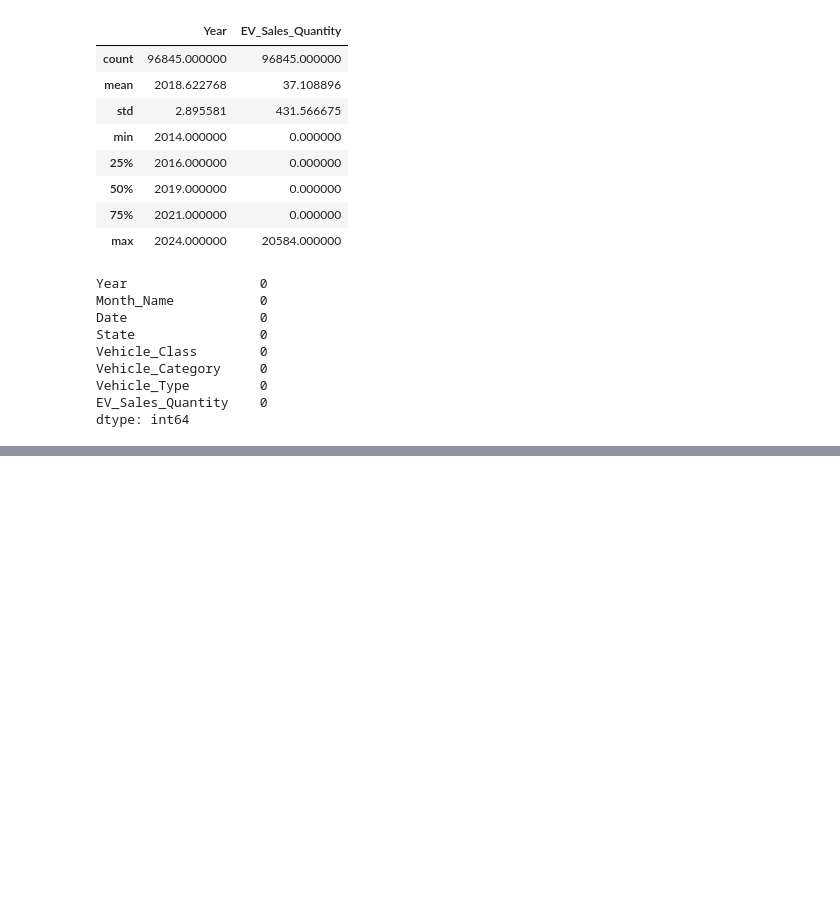
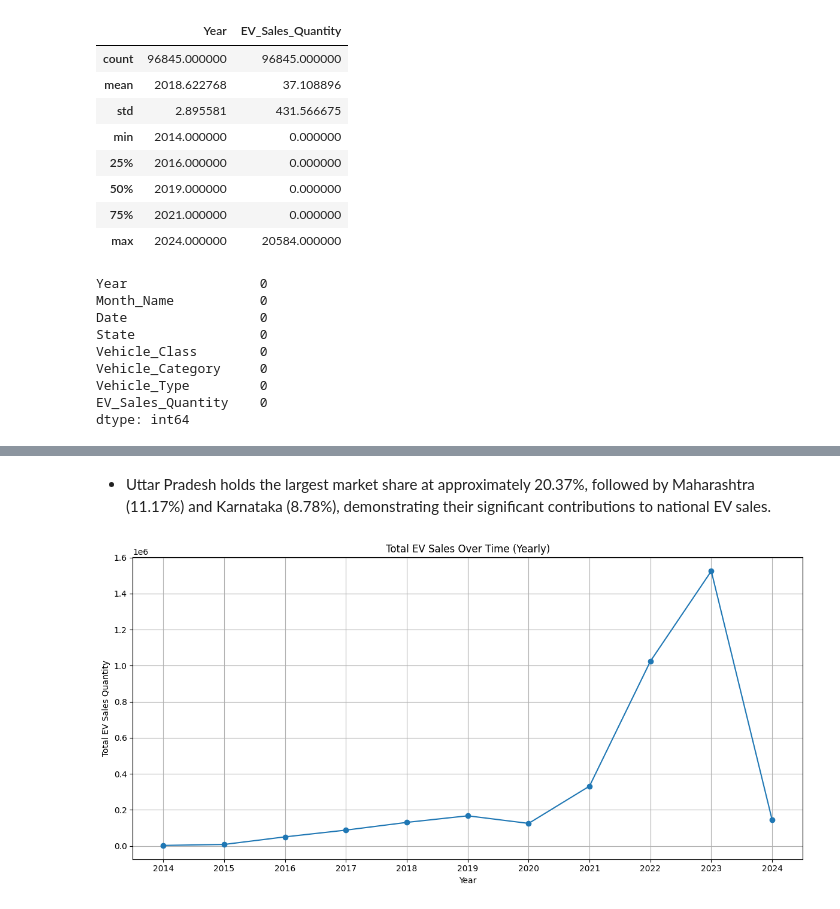
Before and after one commit to ldotmithu/-Electric-Vehicle-Sales-by-State-in-India, a Jupyter notebook: ev_sales_analysis.ipynb, the cells around one changed output, grey strips where cells are left out. Cells and saved outputs as stored; diff of their text form; code cells hidden in the pictures; blank space fills up the shorter version.

```diff
--- a/ev_sales_analysis.ipynb
+++ b/ev_sales_analysis.ipynb
@@ -59,10 +59,3 @@ Vehicle_Category     0
 Vehicle_Type         0
 EV_Sales_Quantity    0
 dtype: int64
-# %%
-# Converting Date to datetime
-data['Date'] = pd.to_datetime(data['Date'])
-# Handling missing values
-data['EV_Sales_Quantity'] = data['EV_Sales_Quantity'].fillna(0)
-# Converting EV_Sales_Quantity to integer
-data['EV_Sales_Quantity'] = data['EV_Sales_Quantity'].astype(int)
@@ -259,0 +62,9 @@ Electric Vehicle Sales Analysis Insights:
+# %%
+# Data Cleaning and Preprocessing
+data['Year'] = data['Year'].astype(int)
+data['Date'] = pd.to_datetime(data['Date'])
+# %%
+# Total EV Sales Over Time (Yearly)
+yearly_sales = data.groupby('Year')['EV_Sales_Quantity'].sum().reset_index()
+print("Total EV Sales Over Time (Yearly):")
+print(yearly_sales)
@@ -259,0 +87,5 @@ Electric Vehicle Sales Analysis Insights:
+# %%
+# Year-on-Year Growth
+yearly_sales['YoY_Growth'] = yearly_sales['EV_Sales_Quantity'].pct_change() * 100
+print("Year-on-Year Growth in EV Sales:")
+print(yearly_sales)
@@ -259,0 +309,14 @@ Electric Vehicle Sales Analysis Insights:
+# %% [markdown]
+- Uttar Pradesh holds the largest market share at approximately 20.37%, followed by Maharashtra (11.17%) and Karnataka (8.78%), demonstrating their significant contributions to national EV sales.
+# %%
+plt.figure(figsize=(12, 6))
+plt.plot(yearly_sales['Year'], yearly_sales['EV_Sales_Quantity'], marker='o', linestyle='-')
+plt.title('Total EV Sales Over Time (Yearly)')
+plt.xlabel('Year')
+plt.ylabel('Total EV Sales Quantity')
+plt.grid(True)
+plt.xticks(yearly_sales['Year'])
+plt.tight_layout()
+plt.show()
+# %% [output]
+[figure, added]
```
Also changed, not shown: parts of 38 cells of this notebook, 1 other file.
